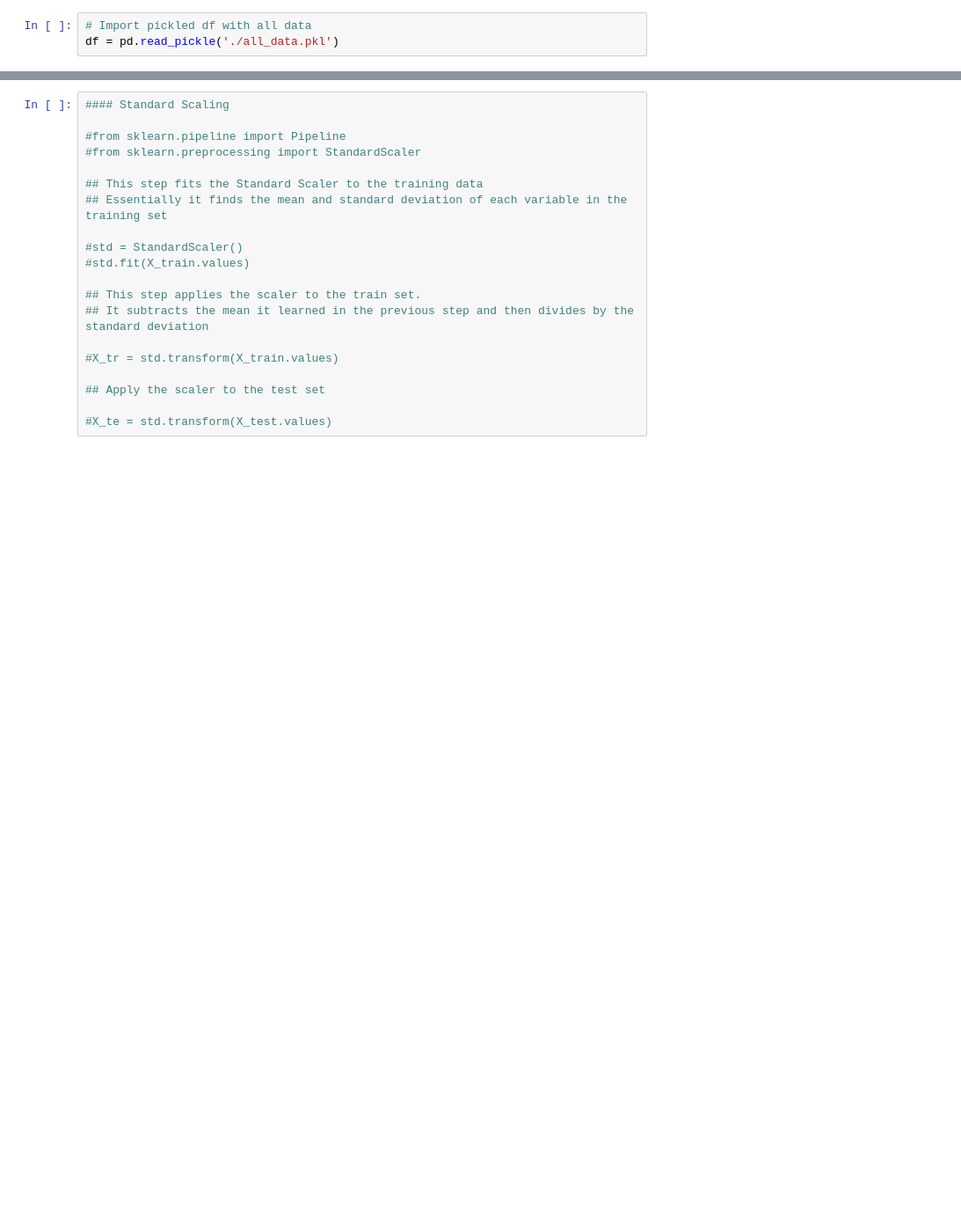
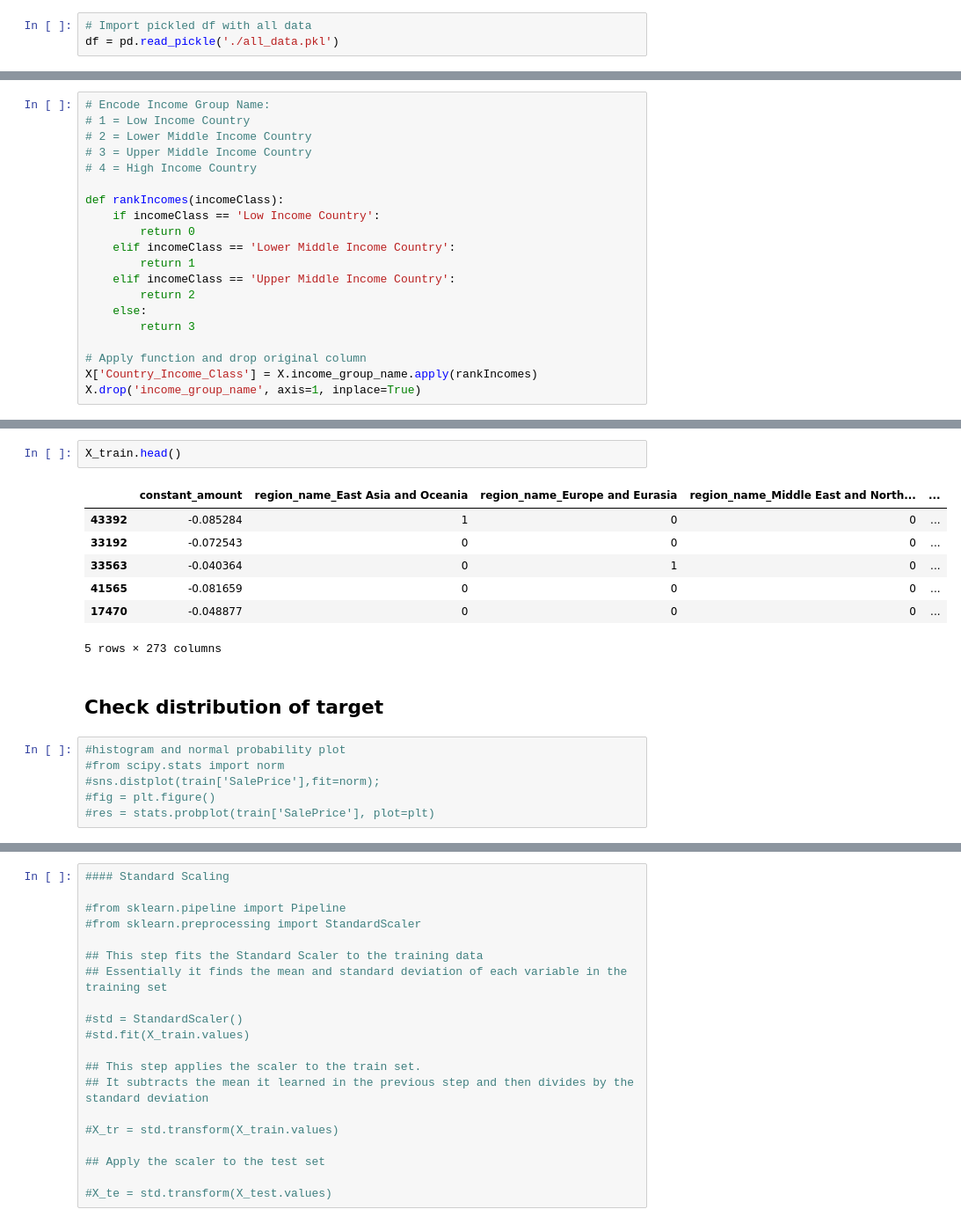
Before and after one commit to geneveeves/Metis_Project5, a Jupyter notebook: 04_Project5_Modeling.ipynb, the cells around one changed output, grey strips where cells are left out. Shown: that part at 88% size. Cells and saved outputs as stored; diff of their text form; blank space fills up the shorter version.

```diff
--- a/04_Project5_Modeling.ipynb
+++ b/04_Project5_Modeling.ipynb
@@ -49,0 +75,20 @@ memory usage: 29.0+ MB
+# %%
+# Encode Income Group Name:
+# 1 = Low Income Country
+# 2 = Lower Middle Income Country
+# 3 = Upper Middle Income Country
+# 4 = High Income Country
+
+def rankIncomes(incomeClass):
+    if incomeClass == 'Low Income Country':
+        return 0
+    elif incomeClass == 'Lower Middle Income Country':
+        return 1
+    elif incomeClass == 'Upper Middle Income Country':
+        return 2
+    else:
+        return 3
+
+# Apply function and drop original column
+X['Country_Income_Class'] = X.income_group_name.apply(rankIncomes)
+X.drop('income_group_name', axis=1, inplace=True)
@@ -49,0 +143,18 @@ memory usage: 29.0+ MB
+# %%
+X_train.head()
+# %% [output]
+|  | constant_amount | region_name_East Asia and Oceania | region_name_Europe and Eurasia | region_name_Middle East and North... | ... |
+| 43392 | -0.085284 | 1 | 0 | 0 | ... |
+| 33192 | -0.072543 | 0 | 0 | 0 | ... |
+| 33563 | -0.040364 | 0 | 1 | 0 | ... |
+| 41565 | -0.081659 | 0 | 0 | 0 | ... |
+| 17470 | -0.048877 | 0 | 0 | 0 | ... |
+5 rows × 273 columns
+# %% [markdown]
+## Check distribution of target
+# %%
+#histogram and normal probability plot
+#from scipy.stats import norm
+#sns.distplot(train['SalePrice'],fit=norm);
+#fig = plt.figure()
+#res = stats.probplot(train['SalePrice'], plot=plt)
```
Also changed, not shown: parts of 38 cells of this notebook, 1 other file.
